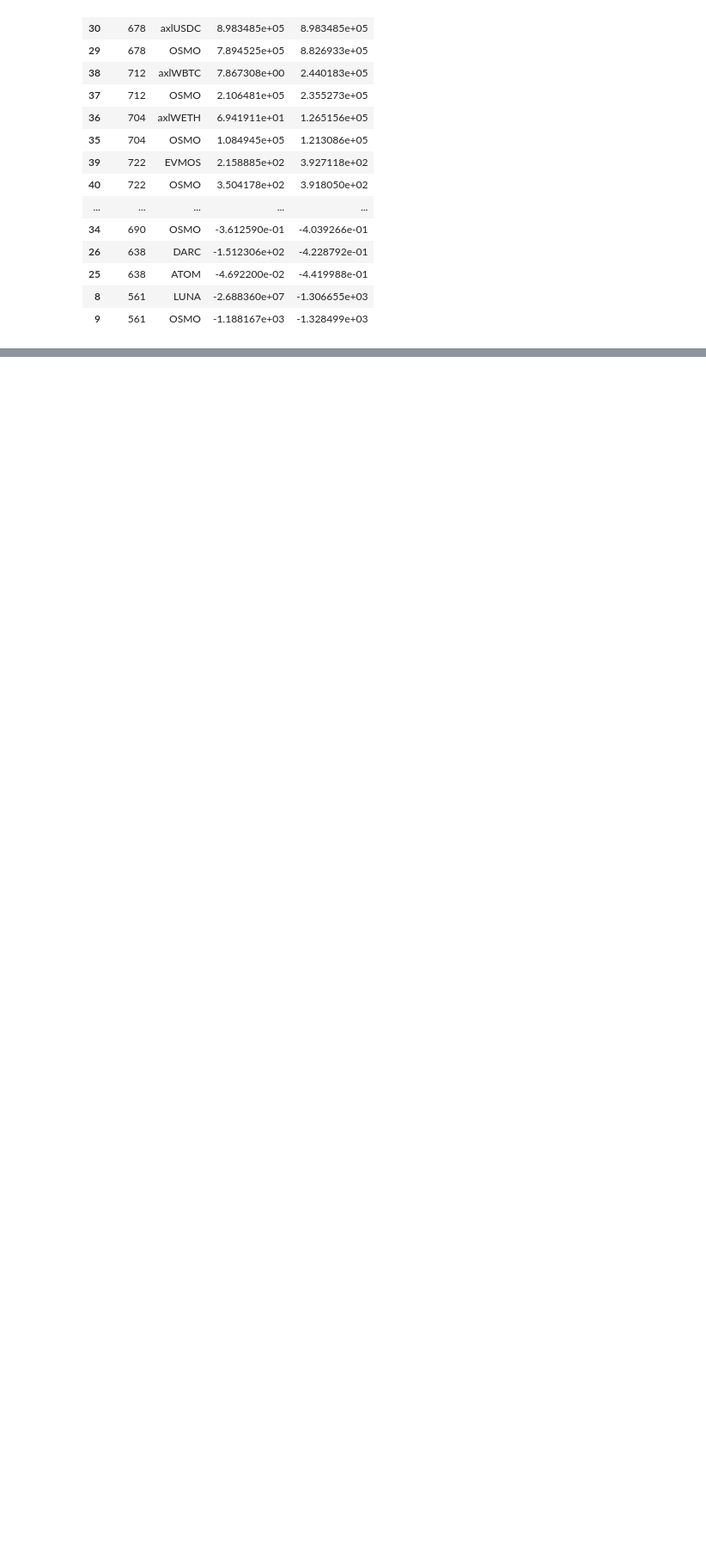
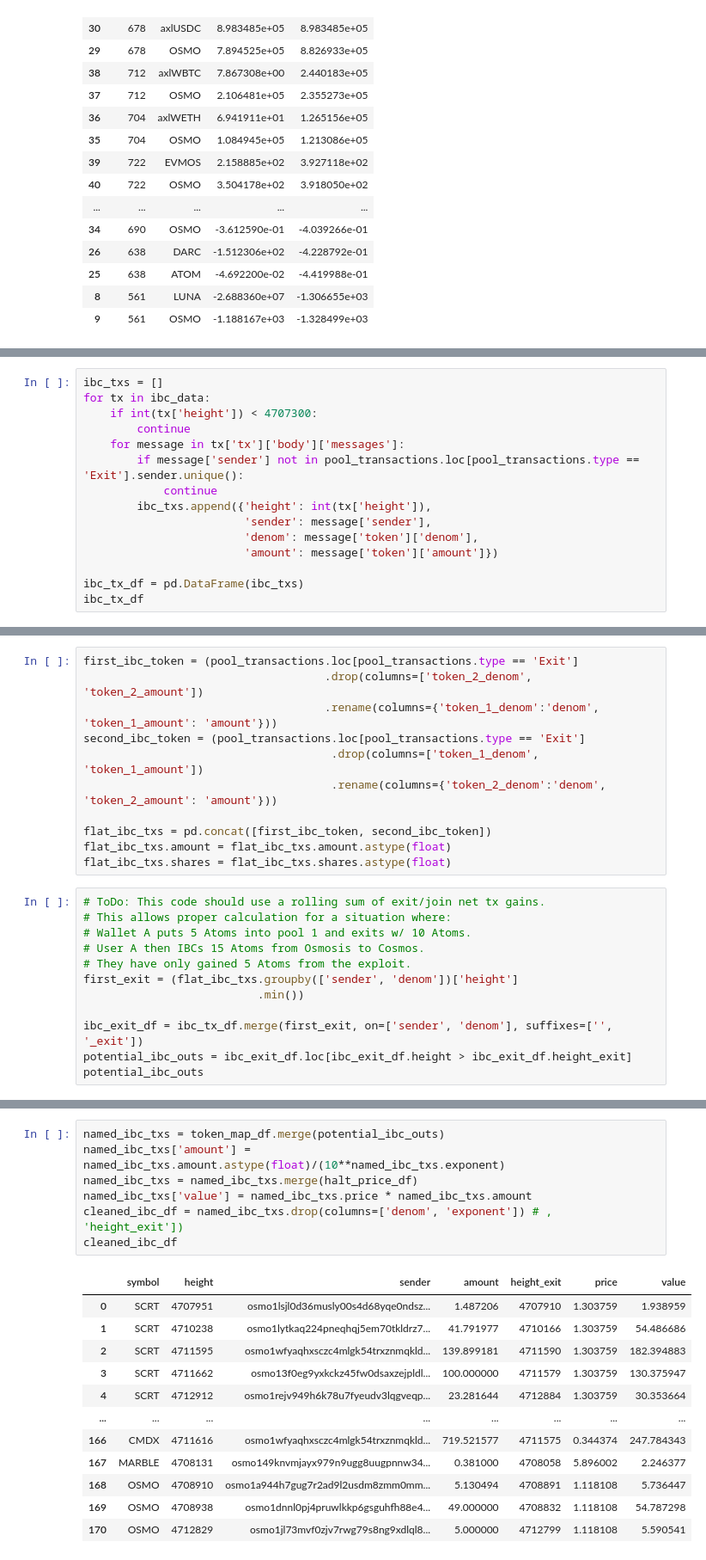
Before and after one commit to HathorNodes/osmosis_nitrogen_assessment, a Jupyter notebook: Osmosis Exploit Analysis.ipynb, the cells around one changed output, grey strips where cells are left out. Shown at 86% size. Cells and saved outputs as stored; diff of their text form; blank space fills up the shorter version.

```diff
--- a/Osmosis Exploit Analysis.ipynb
+++ b/Osmosis Exploit Analysis.ipynb
@@ -568,0 +441,15 @@ agg_exit_tokens
+# %%
+ibc_txs = []
+for tx in ibc_data:
+    if int(tx['height']) < 4707300:
+        continue
+    for message in tx['tx']['body']['messages']:
+        if message['sender'] not in pool_transactions.loc[pool_transactions.type == 'Exit'].sender.unique():
+            continue
+        ibc_txs.append({'height': int(tx['height']),
+                        'sender': message['sender'],
+                        'denom': message['token']['denom'],
+                        'amount': message['token']['amount']})
+
+ibc_tx_df = pd.DataFrame(ibc_txs)
+ibc_tx_df
@@ -568,0 +470,23 @@ agg_exit_tokens
+# %%
+first_ibc_token = (pool_transactions.loc[pool_transactions.type == 'Exit']
+                                    .drop(columns=['token_2_denom', 'token_2_amount'])
+                                    .rename(columns={'token_1_denom':'denom', 'token_1_amount': 'amount'}))
+second_ibc_token = (pool_transactions.loc[pool_transactions.type == 'Exit']
+                                     .drop(columns=['token_1_denom', 'token_1_amount'])
+                                     .rename(columns={'token_2_denom':'denom', 'token_2_amount': 'amount'}))
+
+flat_ibc_txs = pd.concat([first_ibc_token, second_ibc_token])
+flat_ibc_txs.amount = flat_ibc_txs.amount.astype(float)
+flat_ibc_txs.shares = flat_ibc_txs.shares.astype(float)
+# %%
+# ToDo: This code should use a rolling sum of exit/join net tx gains.
+# This allows proper calculation for a situation where:
+# Wallet A puts 5 Atoms into pool 1 and exits w/ 10 Atoms.
+# User A then IBCs 15 Atoms from Osmosis to Cosmos.
+# They have only gained 5 Atoms from the exploit.
+first_exit = (flat_ibc_txs.groupby(['sender', 'denom'])['height']
+                          .min())
+
+ibc_exit_df = ibc_tx_df.merge(first_exit, on=['sender', 'denom'], suffixes=['', '_exit'])
+potential_ibc_outs = ibc_exit_df.loc[ibc_exit_df.height > ibc_exit_df.height_exit]
+potential_ibc_outs
@@ -568,0 +507,20 @@ agg_exit_tokens
+# %%
+named_ibc_txs = token_map_df.merge(potential_ibc_outs)
+named_ibc_txs['amount'] = named_ibc_txs.amount.astype(float)/(10**named_ibc_txs.exponent)
+named_ibc_txs = named_ibc_txs.merge(halt_price_df)
+named_ibc_txs['value'] = named_ibc_txs.price * named_ibc_txs.amount
+cleaned_ibc_df = named_ibc_txs.drop(columns=['denom', 'exponent']) # , 'height_exit'])
+cleaned_ibc_df
+# %% [output]
+|  | symbol | height | sender | amount | height_exit | price | value |
+| 0 | SCRT | 4707951 | osmo1lsjl0d36musly00s4d68yqe0ndsz... | 1.487206 | 4707910 | 1.303759 | 1.938959 |
+| 1 | SCRT | 4710238 | osmo1lytkaq224pneqhqj5em70tkldrz7... | 41.791977 | 4710166 | 1.303759 | 54.486686 |
+| 2 | SCRT | 4711595 | osmo1wfyaqhxsczc4mlgk54trxznmqkld... | 139.899181 | 4711590 | 1.303759 | 182.394883 |
+| 3 | SCRT | 4711662 | osmo13f0eg9yxkckz45fw0dsaxzejpldl... | 100.000000 | 4711579 | 1.303759 | 130.375947 |
+| 4 | SCRT | 4712912 | osmo1rejv949h6k78u7fyeudv3lqgveqp... | 23.281644 | 4712884 | 1.303759 | 30.353664 |
+| ... | ... | ... | ... | ... | ... | ... | ... |
+| 166 | CMDX | 4711616 | osmo1wfyaqhxsczc4mlgk54trxznmqkld... | 719.521577 | 4711575 | 0.344374 | 247.784343 |
+| 167 | MARBLE | 4708131 | osmo149knvmjayx979n9ugg8uugpnnw34... | 0.381000 | 4708058 | 5.896002 | 2.246377 |
+| 168 | OSMO | 4708910 | osmo1a944h7gug7r2ad9l2usdm8zmm0mm... | 5.130494 | 4708891 | 1.118108 | 5.736447 |
+| 169 | OSMO | 4708938 | osmo1dnnl0pj4pruwlkkp6gsguhfh88e4... | 49.000000 | 4708832 | 1.118108 | 54.787298 |
+| 170 | OSMO | 4712829 | osmo1jl73mvf0zjv7rwg79s8ng9xdlql8... | 5.000000 | 4712799 | 1.118108 | 5.590541 |
```
Also changed, not shown: parts of 29 cells of this notebook, 5 other files.
